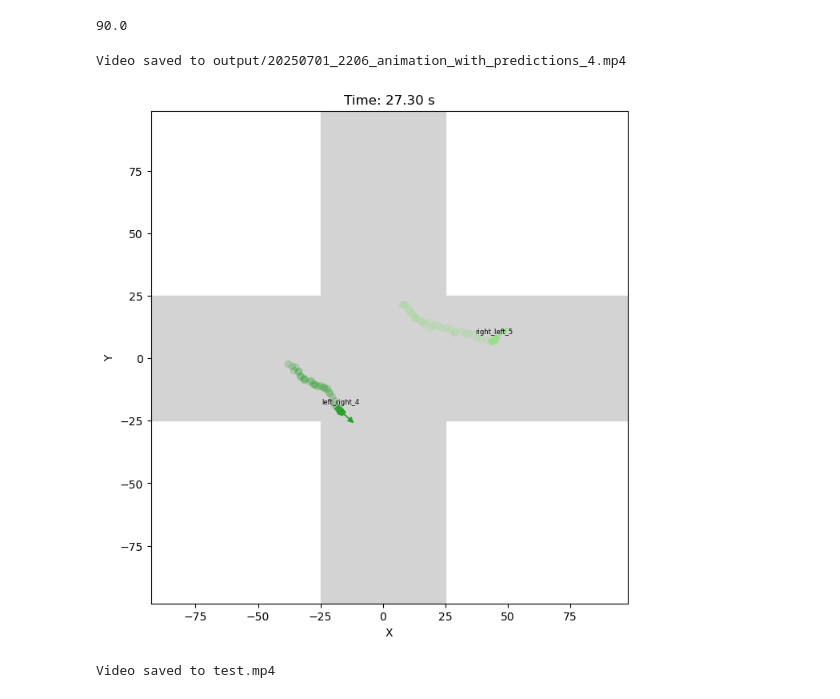
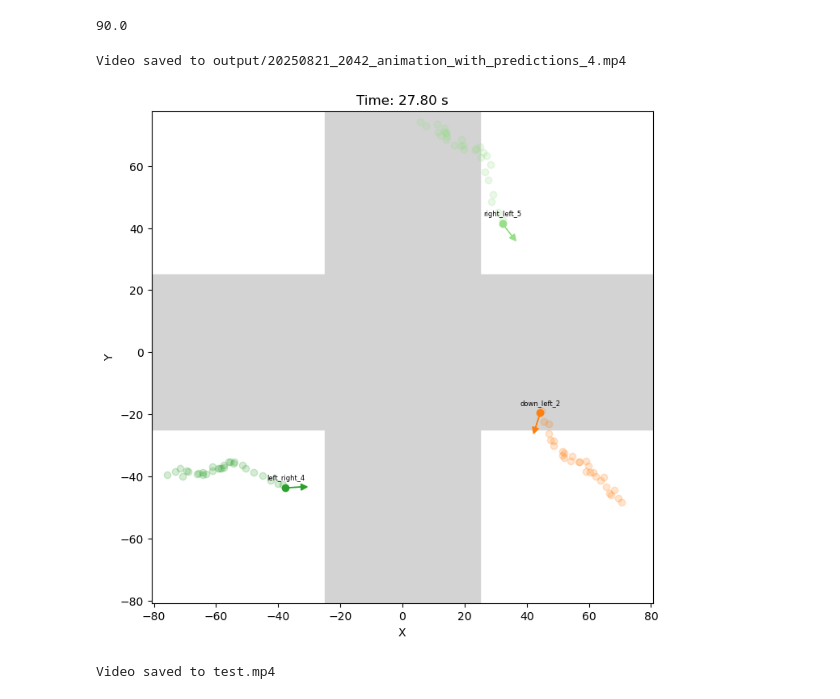
Before and after one commit to Dani13vg/Multi_Agent_Intersection, a Jupyter notebook: data_visualization.ipynb, the cells around one changed output. Cells and saved outputs as stored; diff of their text form; code cells hidden in the pictures.

```diff
--- a/data_visualization.ipynb
+++ b/data_visualization.ipynb
@@ -367,26 +367,26 @@ def visualize_with_prediction(
 # %%
 import datetime
 
 # --- data and weights paths ---
-csv_folder = 'csv/train_1k_simple_separate_10m'
+csv_folder = 'csv/train_1k_x_separate_10m'
 model_path = 'trained_params_archive/sumo_with_mpc_online_control/model_rot_gnn_mtl_np_sumo_0911_e3_1930.pth'
 device = torch.device("cuda" if torch.cuda.is_available() else "cpu")
-bg_img_path = 'simple_separate_10m_binary.png'
+# bg_img_path = 'simple_separate_10m_binary.png'
 output_video_path = f'output/{datetime.datetime.now().strftime("%Y%m%d_%H%M")}_animation_with_predictions_4.mp4'
 
 visualize_with_prediction(
     csv_folder=csv_folder,
     model_path=model_path,
     output_video_path=output_video_path,
     device=device,
     interval_ms=100,
     duration_sec=20,
     background_path=None,
     show_progress=True
 )
 # %% [output]
-Video saved to output/20250701_2206_animation_with_predictions_4.mp4
+Video saved to output/20250821_2042_animation_with_predictions_4.mp4
-[figure, old version]
+[figure, new version]
 # %%
 # --- data and weights paths ---
 csv_folder = 'csv/train_1k_simple_separate_10m'
```
Also changed, not shown: parts of 20 cells of this notebook, 5 other files.
